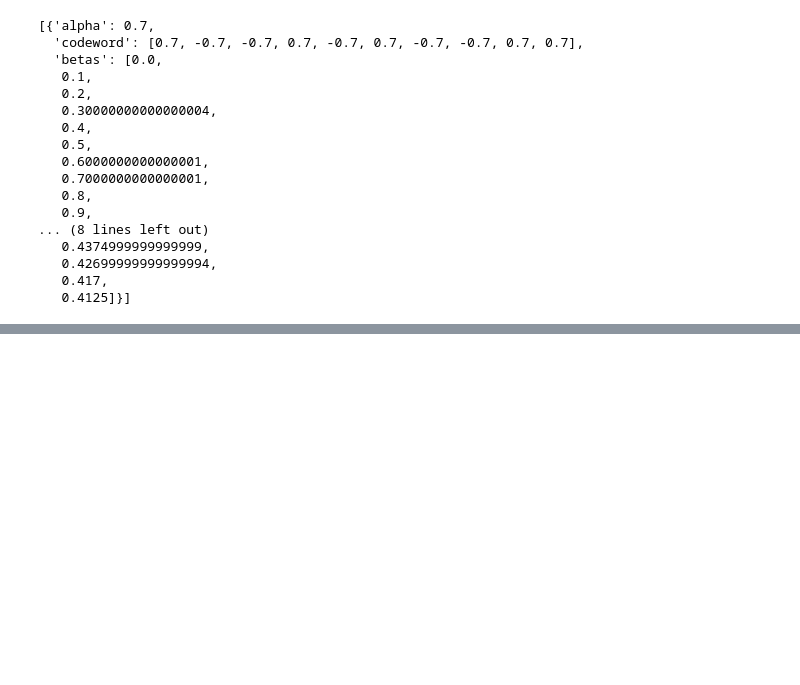
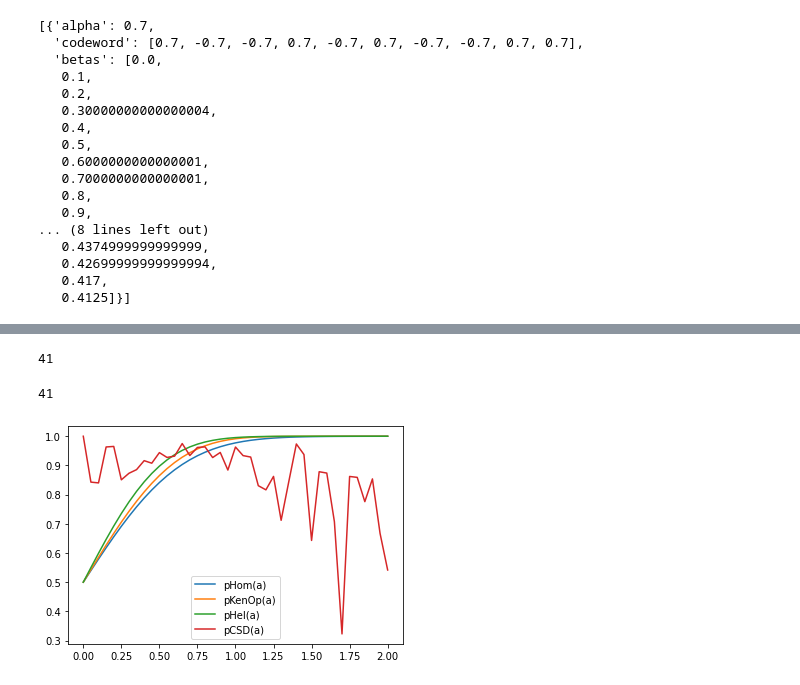
Before and after one commit to iamtxena/coherent-state-discrimination, a Jupyter notebook: examples/testing_csd.ipynb, the cells around one changed output, grey strips where cells are left out. Drawn from its saved outputs; the diff is of its cells as text; code cells hidden in the pictures; blank space fills up the shorter version.

```diff
--- a/examples/testing_csd.ipynb
+++ b/examples/testing_csd.ipynb
@@ -186,0 +193,9 @@ CSD().execute(configuration=run_configuration)
+# %%
+def optimize(alphas: list[float]) -> list[float]:
+    return [minimize(p_err, 0, args=(alpha,), method='BFGS', tol=1e-6).x[0] for alpha in alphas]
+# %%
+opt_betas = optimize(alphas=alphas)
+# %%
+p_ken_op = [p_succ(b=opt_beta, a=alpha) for (opt_beta, alpha) in zip(opt_betas, alphas)]
+# %%
+csd_result = CSD().execute(configuration=run_configuration)
@@ -186,0 +204,17 @@ CSD().execute(configuration=run_configuration)
+# %%
+len(p_homos)
+# %% [output]
+41
+# %%
+len(csd_result['p_succ'])
+# %% [output]
+41
+# %%
+plt.plot(alphas, p_homos, label="pHom(a)")  # Plot the chart
+plt.plot(alphas, p_ken_op, label="pKenOp(a)")
+plt.plot(alphas, p_hels, label="pHel(a)")
+plt.plot(alphas, csd_result['p_succ'], label="pCSD(a)")
+plt.legend()
+plt.show()
+# %% [output]
+[figure, added]
```
Also changed, not shown: parts of 14 cells of this notebook, 2 other files.
